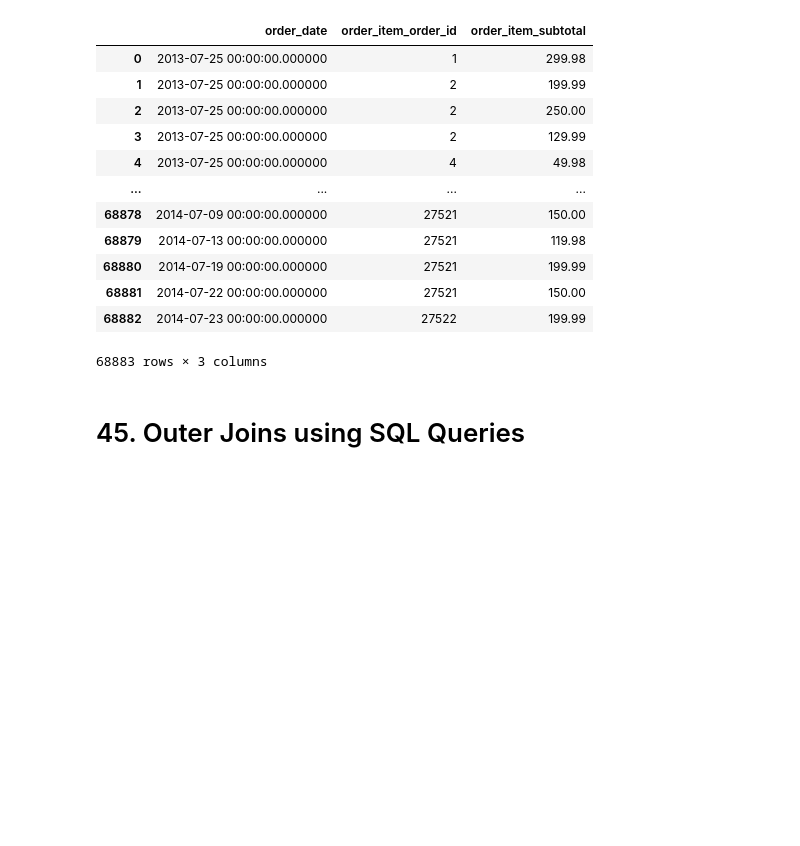
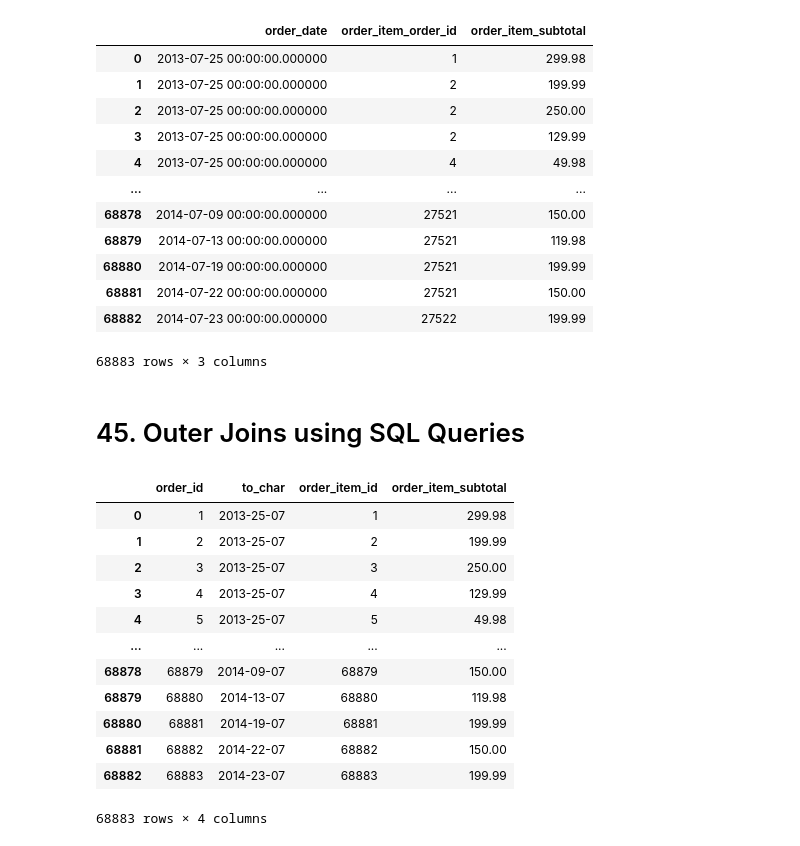
Before and after one commit to ZygimantasB/data_engineering_essentials_using_sql_python_pyspark, a Jupyter notebook: Section 5 Writing Basic SQL Queries/Remember 1/remember.ipynb, the cells around one changed output. Saved outputs shown, nothing was run; the diff lists cells and outputs as text; code cells hidden in the pictures; blank space fills up the shorter version.

```diff
--- a/Section 5 Writing Basic SQL Queries/Remember 1/remember.ipynb
+++ b/Section 5 Writing Basic SQL Queries/Remember 1/remember.ipynb
@@ -202,3 +202,24 @@ FROM orders AS o
 # 45. Outer Joins using SQL Queries
 # %%
 %%sql
+SELECT o.order_id,
+       to_char(o.order_date, 'yyyy-DD-mm'),
+       oi.order_item_id,
+       oi.order_item_subtotal
+FROM orders AS o
+    LEFT OUTER JOIN order_items AS oi
+        ON o.order_id = oi.order_item_id;
+# %% [output]
+|  | order_id | to_char | order_item_id | order_item_subtotal |
+| 0 | 1 | 2013-25-07 | 1 | 299.98 |
+| 1 | 2 | 2013-25-07 | 2 | 199.99 |
+| 2 | 3 | 2013-25-07 | 3 | 250.00 |
+| 3 | 4 | 2013-25-07 | 4 | 129.99 |
+| 4 | 5 | 2013-25-07 | 5 | 49.98 |
+| ... | ... | ... | ... | ... |
+| 68878 | 68879 | 2014-09-07 | 68879 | 150.00 |
+| 68879 | 68880 | 2014-13-07 | 68880 | 119.98 |
+| 68880 | 68881 | 2014-19-07 | 68881 | 199.99 |
+| 68881 | 68882 | 2014-22-07 | 68882 | 150.00 |
+| 68882 | 68883 | 2014-23-07 | 68883 | 199.99 |
+68883 rows × 4 columns
```
Also changed, not shown: parts of 6 cells of this notebook.
